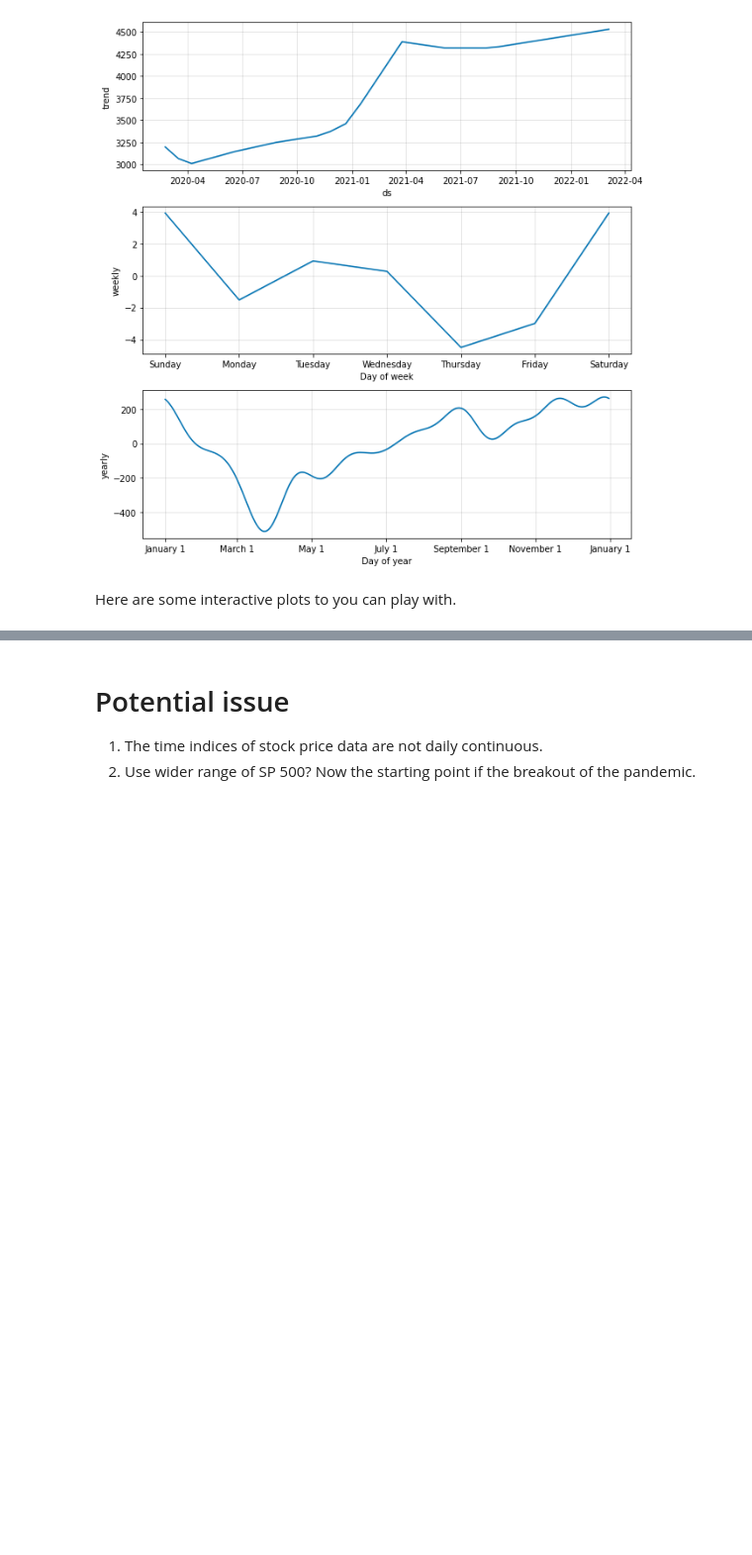
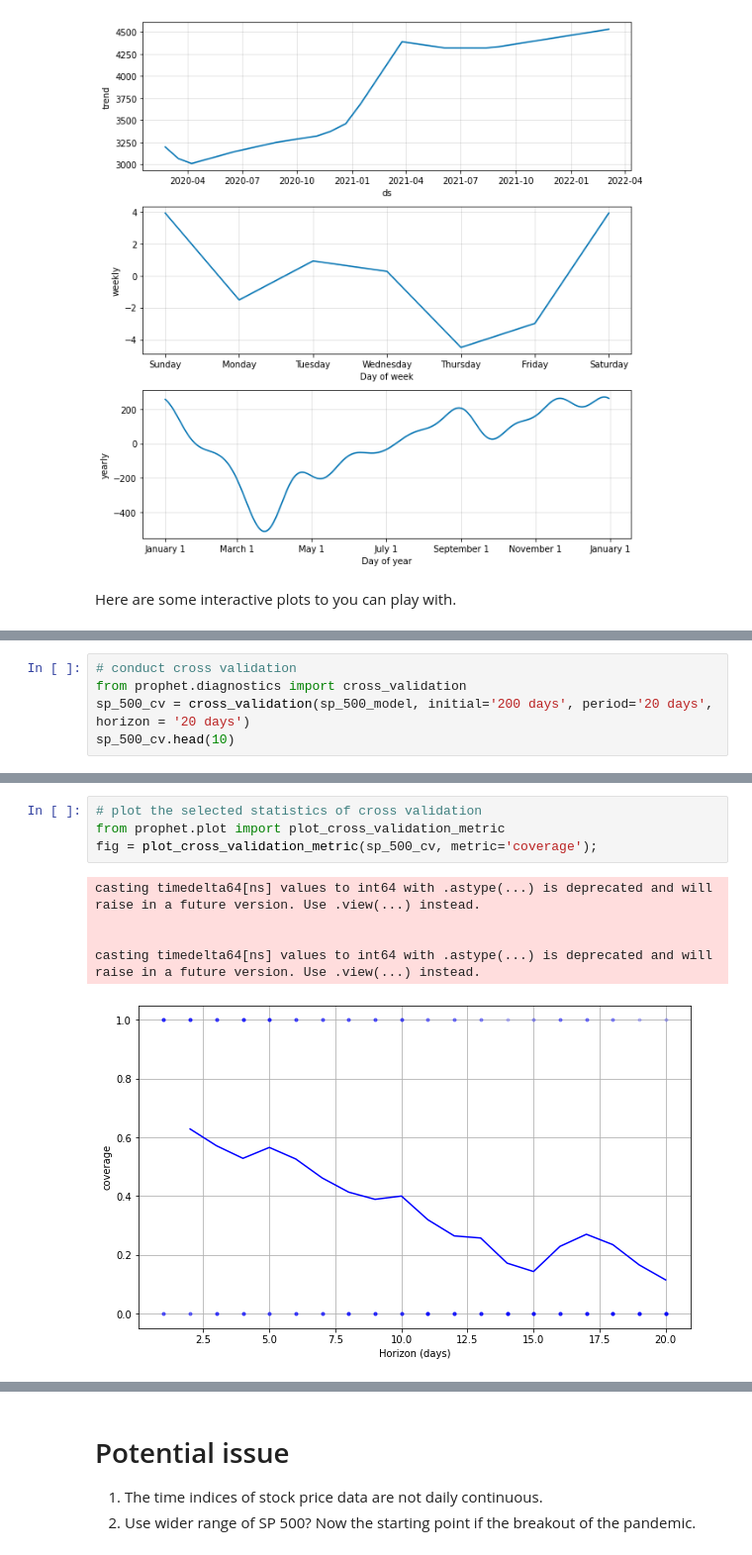
Before and after one commit to WenhaoP/red_or_grean, a Jupyter notebook: prophet.ipynb, the cells around one changed output, grey strips where cells are left out. Shown at 99% size. Drawn from its saved outputs; the diff is of its cells as text; blank space fills up the shorter version.

```diff
--- a/prophet.ipynb
+++ b/prophet.ipynb
@@ -171,0 +183,5 @@ plot_components_plotly(sp_500_model, forecast)
+# %%
+# conduct cross validation
+from prophet.diagnostics import cross_validation
+sp_500_cv = cross_validation(sp_500_model, initial='200 days', period='20 days', horizon = '20 days')
+sp_500_cv.head(10)
@@ -171,0 +257,10 @@ plot_components_plotly(sp_500_model, forecast)
+# %%
+# plot the selected statistics of cross validation
+from prophet.plot import plot_cross_validation_metric
+fig = plot_cross_validation_metric(sp_500_cv, metric='coverage');
+# %% [output]
+casting timedelta64[ns] values to int64 with .astype(...) is deprecated and will raise in a future version. Use .view(...) instead.
+
+
+casting timedelta64[ns] values to int64 with .astype(...) is deprecated and will raise in a future version. Use .view(...) instead.
+[figure, added]
```
Also changed, not shown: parts of 22 cells of this notebook.
